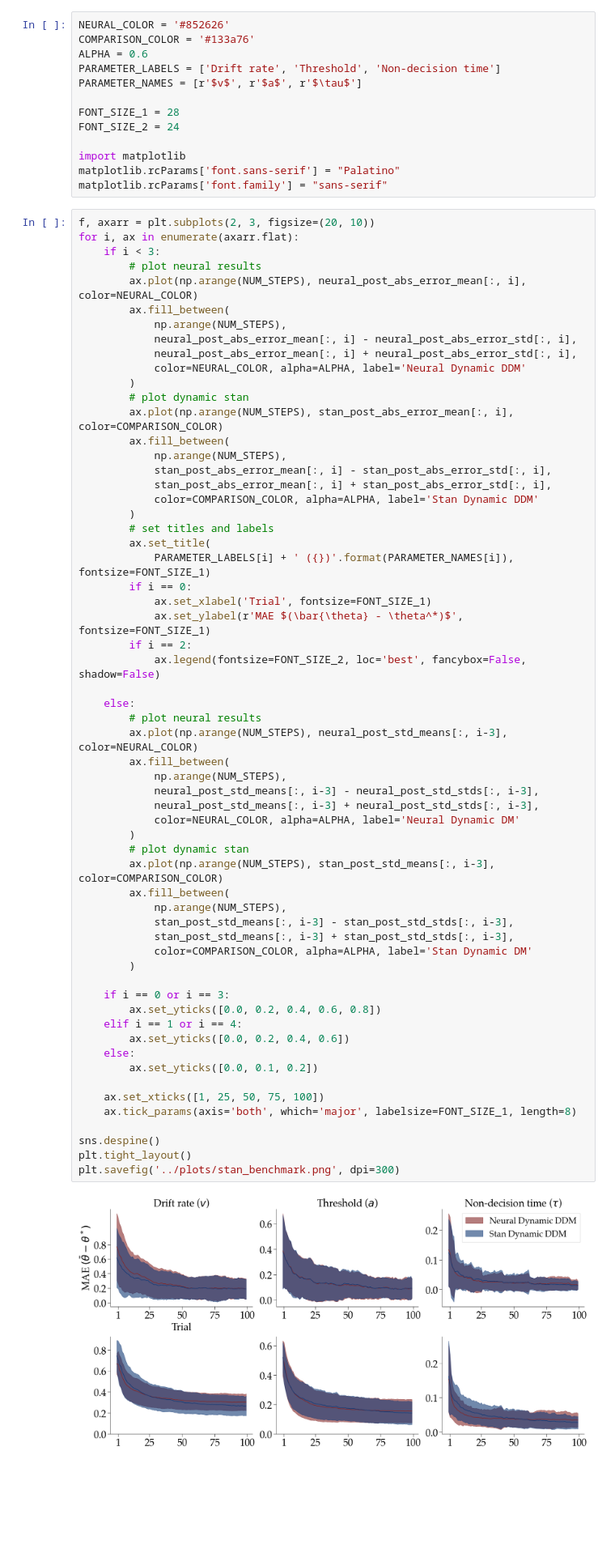
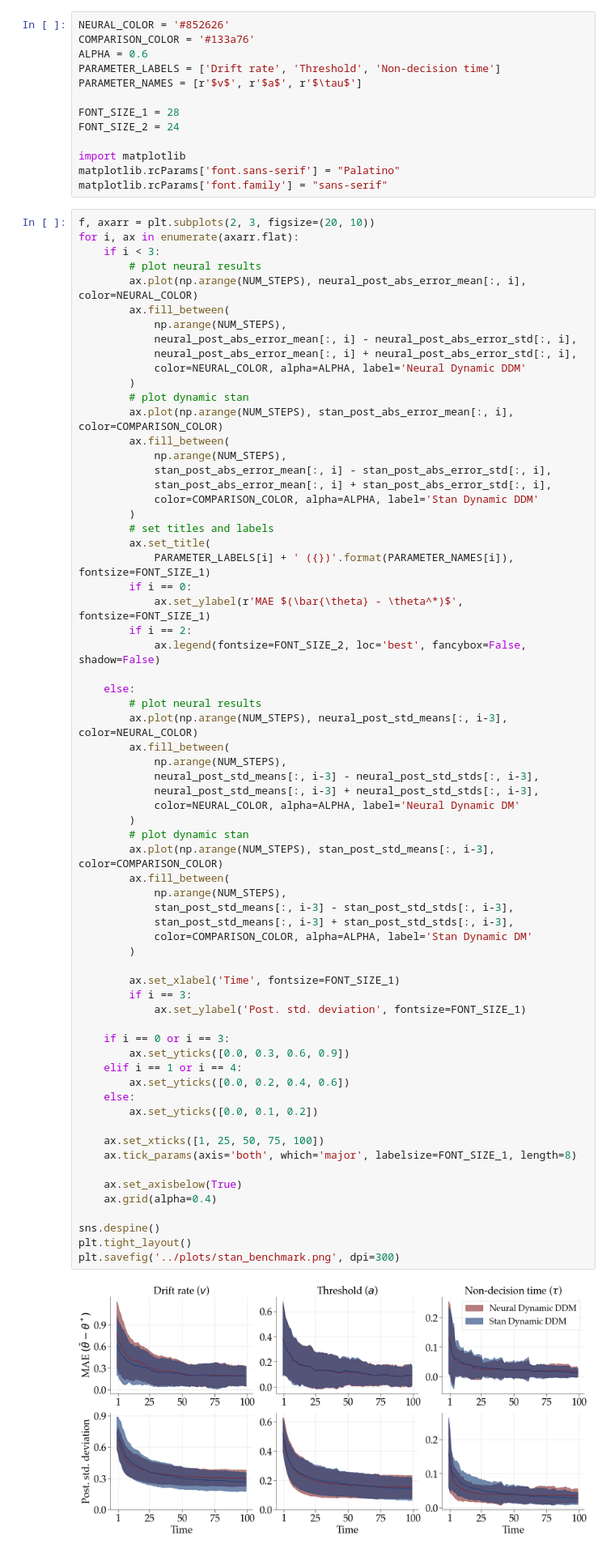
Before and after one commit to bayesflow-org/Neural-Superstatistics, a Jupyter notebook: applications/stan_comparison/notebooks/stan_benchmark.ipynb, the cells around one changed output. Shown at 81% size. Saved outputs shown, nothing was run; the diff lists cells and outputs as text; blank space fills up the shorter version.

Commit message:
final stan benchmark plot

```diff
--- a/applications/stan_comparison/notebooks/stan_benchmark.ipynb
+++ b/applications/stan_comparison/notebooks/stan_benchmark.ipynb
@@ -141,7 +141,6 @@ for i, ax in enumerate(axarr.flat):
         ax.set_title(
             PARAMETER_LABELS[i] + ' ({})'.format(PARAMETER_NAMES[i]), fontsize=FONT_SIZE_1)
         if i == 0:
-            ax.set_xlabel('Trial', fontsize=FONT_SIZE_1)
             ax.set_ylabel(r'MAE $(\bar{\theta} - \theta^*)$', fontsize=FONT_SIZE_1)
         if i == 2:
             ax.legend(fontsize=FONT_SIZE_2, loc='best', fancybox=False, shadow=False)
@@ -150,32 +149,39 @@ for i, ax in enumerate(axarr.flat):
         # plot neural results
         ax.plot(np.arange(NUM_STEPS), neural_post_std_means[:, i-3], color=NEURAL_COLOR)
         ax.fill_between(
             np.arange(NUM_STEPS),
             neural_post_std_means[:, i-3] - neural_post_std_stds[:, i-3],
             neural_post_std_means[:, i-3] + neural_post_std_stds[:, i-3],
             color=NEURAL_COLOR, alpha=ALPHA, label='Neural Dynamic DM'
         )
         # plot dynamic stan
         ax.plot(np.arange(NUM_STEPS), stan_post_std_means[:, i-3], color=COMPARISON_COLOR)
         ax.fill_between(
             np.arange(NUM_STEPS),
             stan_post_std_means[:, i-3] - stan_post_std_stds[:, i-3],
             stan_post_std_means[:, i-3] + stan_post_std_stds[:, i-3],
             color=COMPARISON_COLOR, alpha=ALPHA, label='Stan Dynamic DM'
         )
 
+        ax.set_xlabel('Time', fontsize=FONT_SIZE_1)
+        if i == 3:
+            ax.set_ylabel('Post. std. deviation', fontsize=FONT_SIZE_1)
+
     if i == 0 or i == 3:
-        ax.set_yticks([0.0, 0.2, 0.4, 0.6, 0.8])
+        ax.set_yticks([0.0, 0.3, 0.6, 0.9])
     elif i == 1 or i == 4:
         ax.set_yticks([0.0, 0.2, 0.4, 0.6])
     else:
         ax.set_yticks([0.0, 0.1, 0.2])
 
     ax.set_xticks([1, 25, 50, 75, 100])
     ax.tick_params(axis='both', which='major', labelsize=FONT_SIZE_1, length=8)
 
+    ax.set_axisbelow(True)
+    ax.grid(alpha=0.4)
+
 sns.despine()
 plt.tight_layout()
 plt.savefig('../plots/stan_benchmark.png', dpi=300)
 # %% [output]
-[figure, old version]
+[figure, new version]
```
Also changed, not shown: 1 other file.
